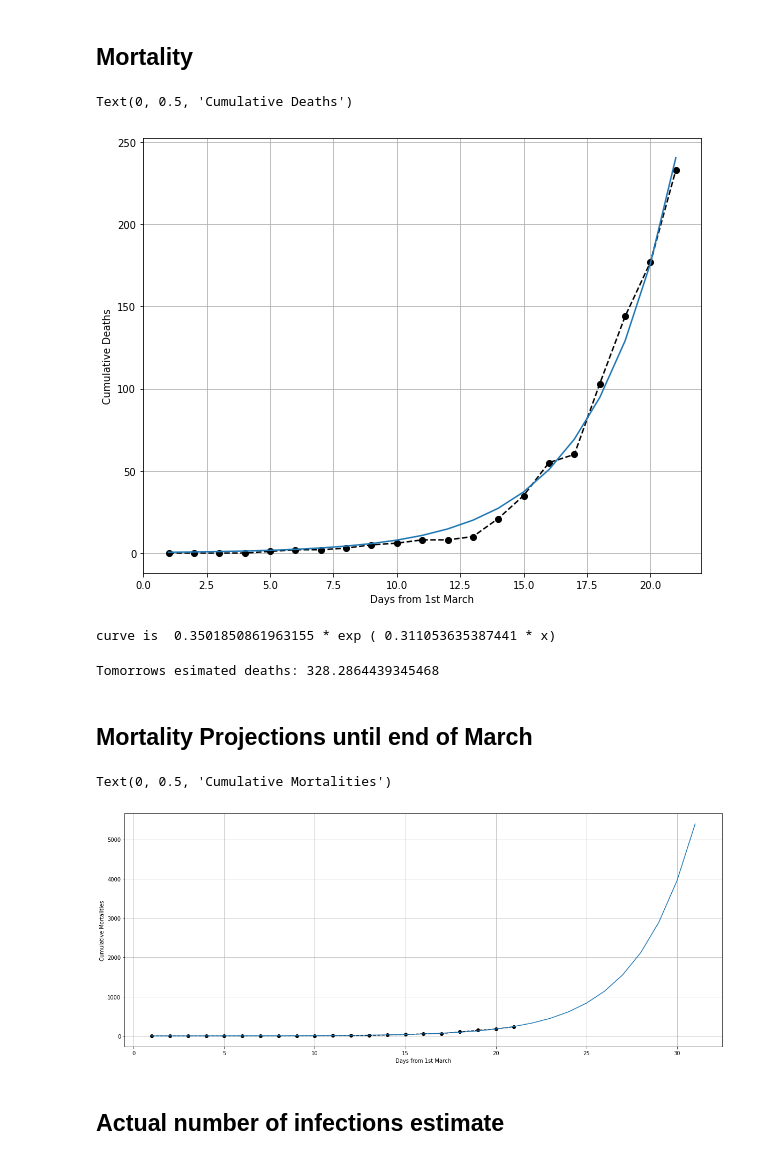
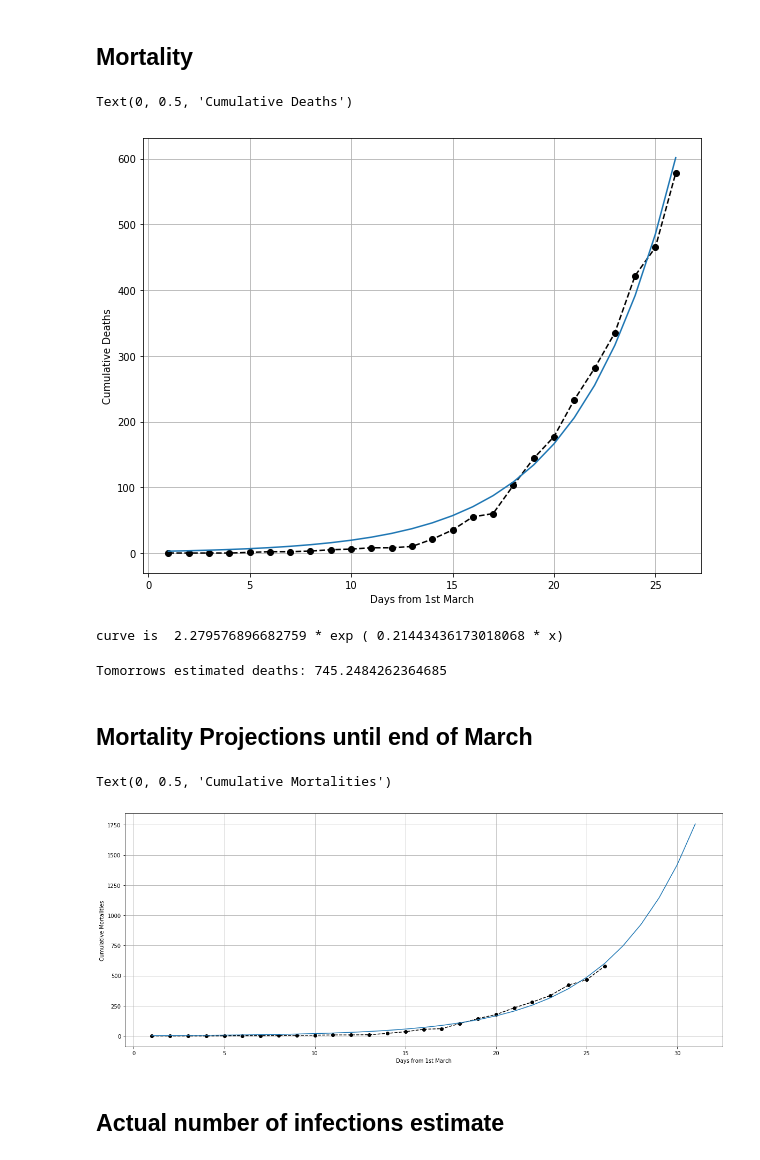
Before and after one commit to burntout/UK-Covid19, a Jupyter notebook: UK-Covid19-least-squares-fit.ipynb, the cells around one changed output. Drawn from its saved outputs; the diff is of its cells as text; code cells hidden in the pictures.

```diff
--- a/UK-Covid19-least-squares-fit.ipynb
+++ b/UK-Covid19-least-squares-fit.ipynb
@@ -65,35 +66,37 @@ Tomorrows esimated cases: 6331.976099854842
 # %% [markdown]
 ## Mortality
 # %%
-uk_mortalitydata = [0,0,0,0,1,2,2,3,5,6,8,8,10,21,35,55,60,103,144,177,233]
-#uk_mortalitydata = [1,2,2,3,5,6,8,8,10,21,35,55,60,103,144,177]
+uk_mortalitydata = [0,0,0,0,1,2,2,3,5,6,8,8,10,21,35,55,60,103,144,177,233,281,335,422,465,578]
+italy_mortalitydata = [29,34,52,79,107,148,197,233,366,463,631,827,1016,1266,1441,1809,2158,2503,2978,3405,4032,4825,5475,6077,6820]
+uk_mortalitydata1 = uk_mortalitydata[5:]
 
 mortalitydata = uk_mortalitydata
+#mortalitydata = italy_mortalitydata
 
 n = len(mortalitydata)
 x = np.linspace(1, n, n)
 
 (a, b), _ = opt.curve_fit(f, x, mortalitydata)
 
 fig, ax = plt.subplots(1, figsize=(10, 8))
 ax.plot(x, mortalitydata, 'o--k')
 y_fit = f(x, a, b)
 ax.plot(x, y_fit, '-')
 plt.grid()
 plt.xlabel("Days from 1st March")
 plt.ylabel("Cumulative Deaths")
 # %% [output]
 Text(0, 0.5, 'Cumulative Deaths')
-[figure, old version]
+[figure, new version]
 # %%
 print("curve is ", a , "* exp (" ,b, "* x)")
 # %% [output]
-curve is  0.3501850861963155 * exp ( 0.311053635387441 * x)
+curve is  2.279576896682759 * exp ( 0.21443436173018068 * x)
 # %%
 tomorrow = a * np.exp ( b * (n+1))
 print ("Tomorrows estimated deaths:", tomorrow)
 # %% [output]
-Tomorrows esimated deaths: 328.2864439345468
+Tomorrows estimated deaths: 745.2484262364685
 # %% [markdown]
 ## Mortality Projections until end of March
 # %%
@@ -107,7 +110,7 @@ plt.xlabel("Days from 1st March")
 plt.ylabel("Cumulative Mortalities")
 # %% [output]
 Text(0, 0.5, 'Cumulative Mortalities')
-[figure, old version]
+[figure, new version]
 # %% [markdown]
 ## Actual number of infections estimate
 # %%
```
Also changed, not shown: parts of 8 cells of this notebook.
